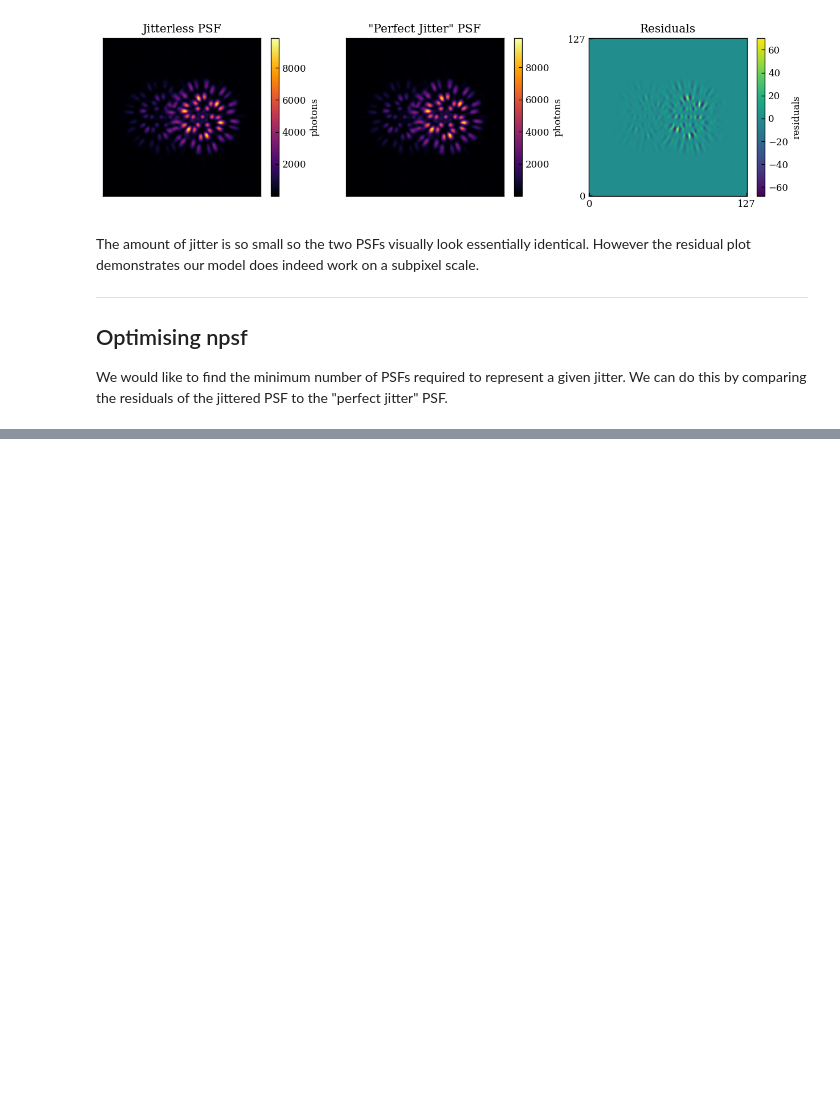
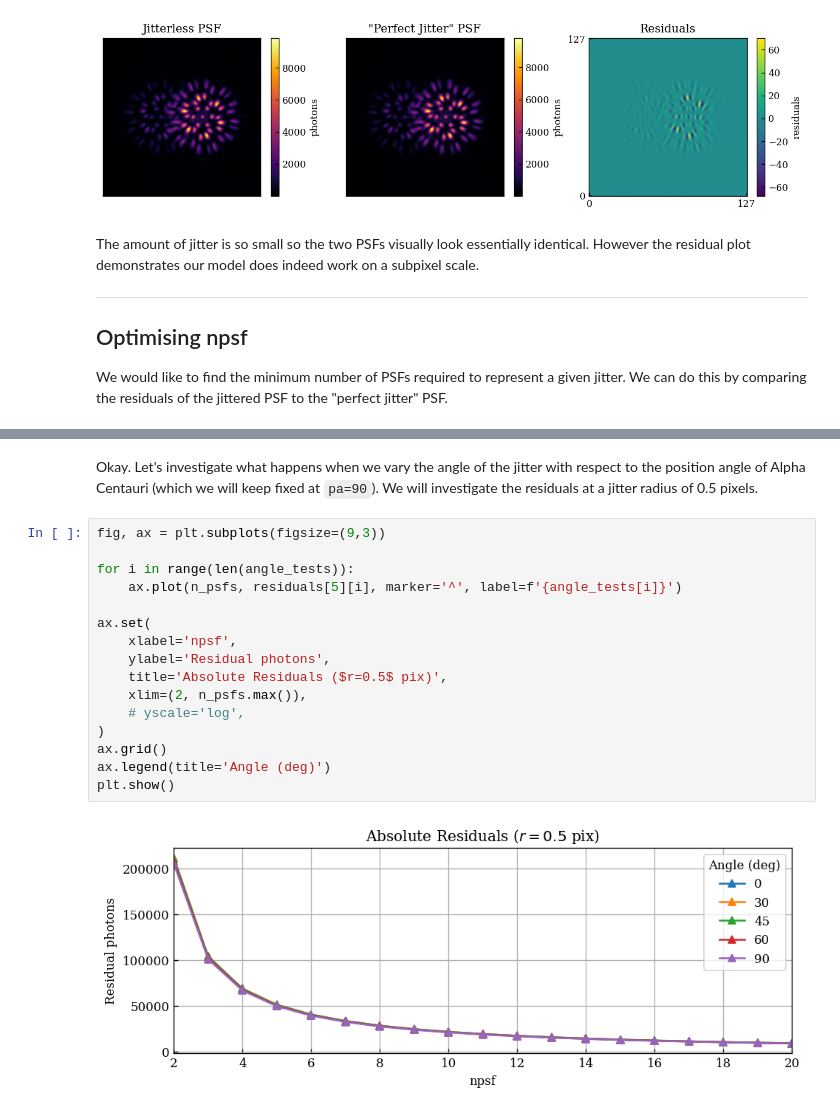
Before and after one commit to maxecharles/toliman-phd, a Jupyter notebook: notebooks/jitter.ipynb, the cells around one changed output, grey strips where cells are left out. Drawn from its saved outputs; the diff is of its cells as text; blank space fills up the shorter version.

```diff
--- a/notebooks/jitter.ipynb
+++ b/notebooks/jitter.ipynb
@@ -225,0 +230,21 @@ plt.show()
+# %% [markdown]
+Okay.
+Let's investigate what happens when we vary the angle of the jitter with respect to the position angle of Alpha Centauri (which we will keep fixed at `pa=90`). We will investigate the residuals at a jitter radius of 0.5 pixels.
+# %%
+fig, ax = plt.subplots(figsize=(9,3))
+
+for i in range(len(angle_tests)):
+    ax.plot(n_psfs, residuals[5][i], marker='^', label=f'{angle_tests[i]}')
+
+ax.set(
+    xlabel='npsf',
+    ylabel='Residual photons',
+    title='Absolute Residuals ($r=0.5$ pix)',
+    xlim=(2, n_psfs.max()),
+    # yscale='log',
+)
+ax.grid()
+ax.legend(title='Angle (deg)')
+plt.show()
+# %% [output]
+[figure, added]
```
Also changed, not shown: parts of 5 cells of this notebook.
